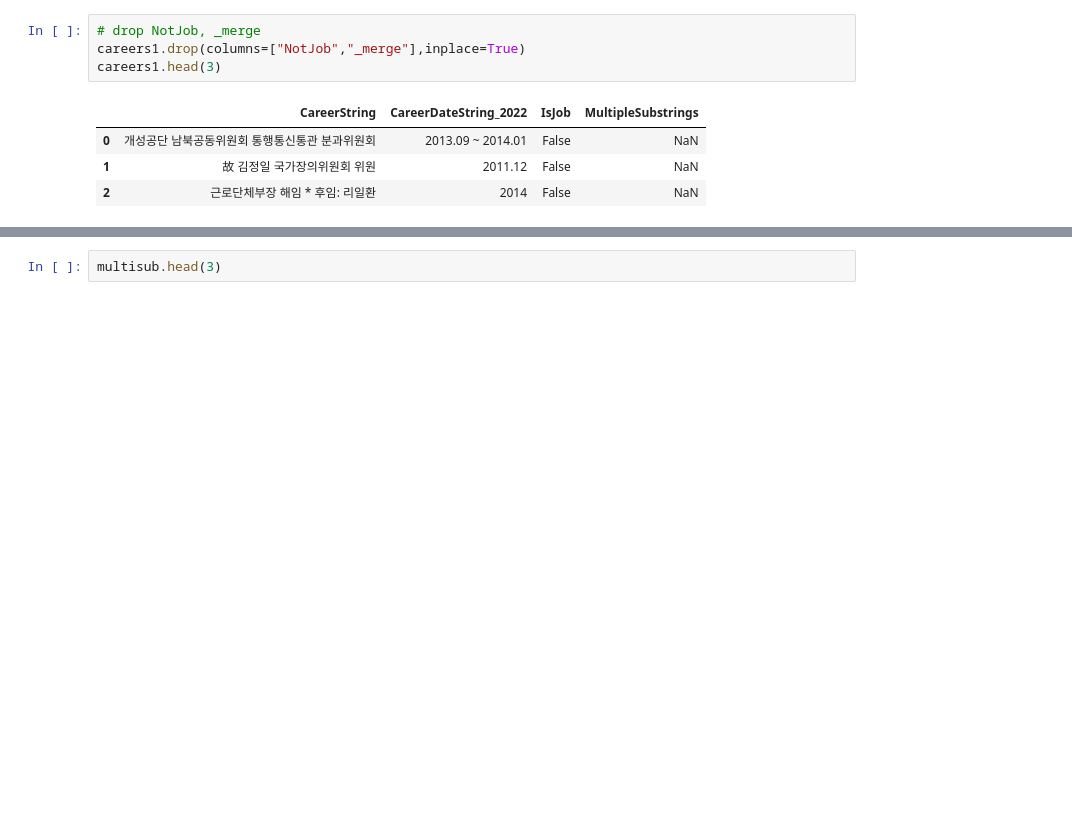
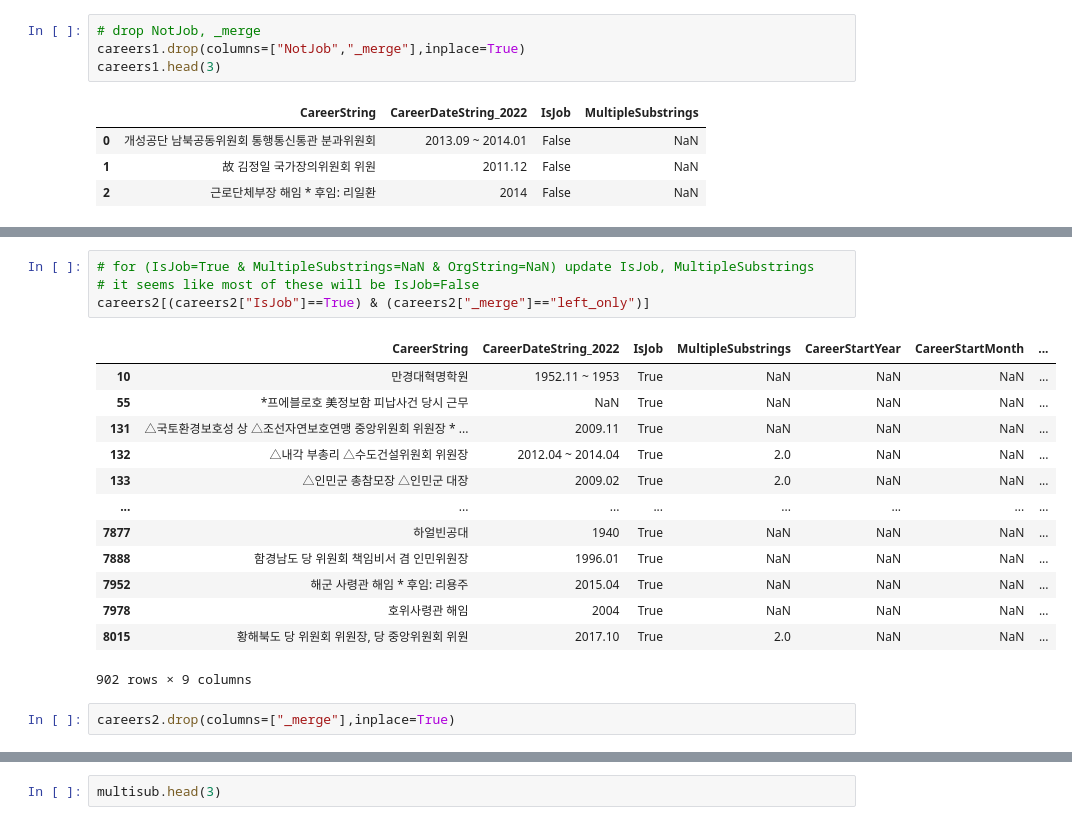
Before and after one commit to seouljake/nkelites, a Jupyter notebook: scripts/1 scripts - data cleaning and structuring/2.4.7 (new) create joborglink and leaderjoblink tables.ipynb, the cells around one changed output, grey strips where cells are left out. Cells and saved outputs as stored; diff of their text form; blank space fills up the shorter version.

```diff
--- a/scripts/1 scripts - data cleaning and structuring/2.4.7 (new) create joborglink and leaderjoblink tables.ipynb
+++ b/scripts/1 scripts - data cleaning and structuring/2.4.7 (new) create joborglink and leaderjoblink tables.ipynb
@@ -406,0 +448,20 @@ singlesub[singlesub.duplicated("CareerString",keep=False)]
+# %%
+# for (IsJob=True & MultipleSubstrings=NaN & OrgString=NaN) update IsJob, MultipleSubstrings
+# it seems like most of these will be IsJob=False
+careers2[(careers2["IsJob"]==True) & (careers2["_merge"]=="left_only")]
+# %% [output]
+|  | CareerString | CareerDateString_2022 | IsJob | MultipleSubstrings | CareerStartYear | CareerStartMonth | ... |
+| 10 | 만경대혁명학원 | 1952.11 ~ 1953 | True | NaN | NaN | NaN | ... |
+| 55 | *프에블로호 美정보함 피납사건 당시 근무 | NaN | True | NaN | NaN | NaN | ... |
+| 131 | △국토환경보호성 상 △조선자연보호연맹 중앙위원회 위원장 * ... | 2009.11 | True | NaN | NaN | NaN | ... |
+| 132 | △내각 부총리 △수도건설위원회 위원장 | 2012.04 ~ 2014.04 | True | 2.0 | NaN | NaN | ... |
+| 133 | △인민군 총참모장 △인민군 대장 | 2009.02 | True | 2.0 | NaN | NaN | ... |
+| ... | ... | ... | ... | ... | ... | ... | ... |
+| 7877 | 하얼빈공대 | 1940 | True | NaN | NaN | NaN | ... |
+| 7888 | 함경남도 당 위원회 책임비서 겸 인민위원장 | 1996.01 | True | NaN | NaN | NaN | ... |
+| 7952 | 해군 사령관 해임 * 후임: 리용주 | 2015.04 | True | NaN | NaN | NaN | ... |
+| 7978 | 호위사령관 해임 | 2004 | True | NaN | NaN | NaN | ... |
+| 8015 | 황해북도 당 위원회 위원장, 당 중앙위원회 위원 | 2017.10 | True | 2.0 | NaN | NaN | ... |
+902 rows × 9 columns
+# %%
+careers2.drop(columns=["_merge"],inplace=True)
```
Also changed, not shown: parts of 40 cells of this notebook, 8 other files.
